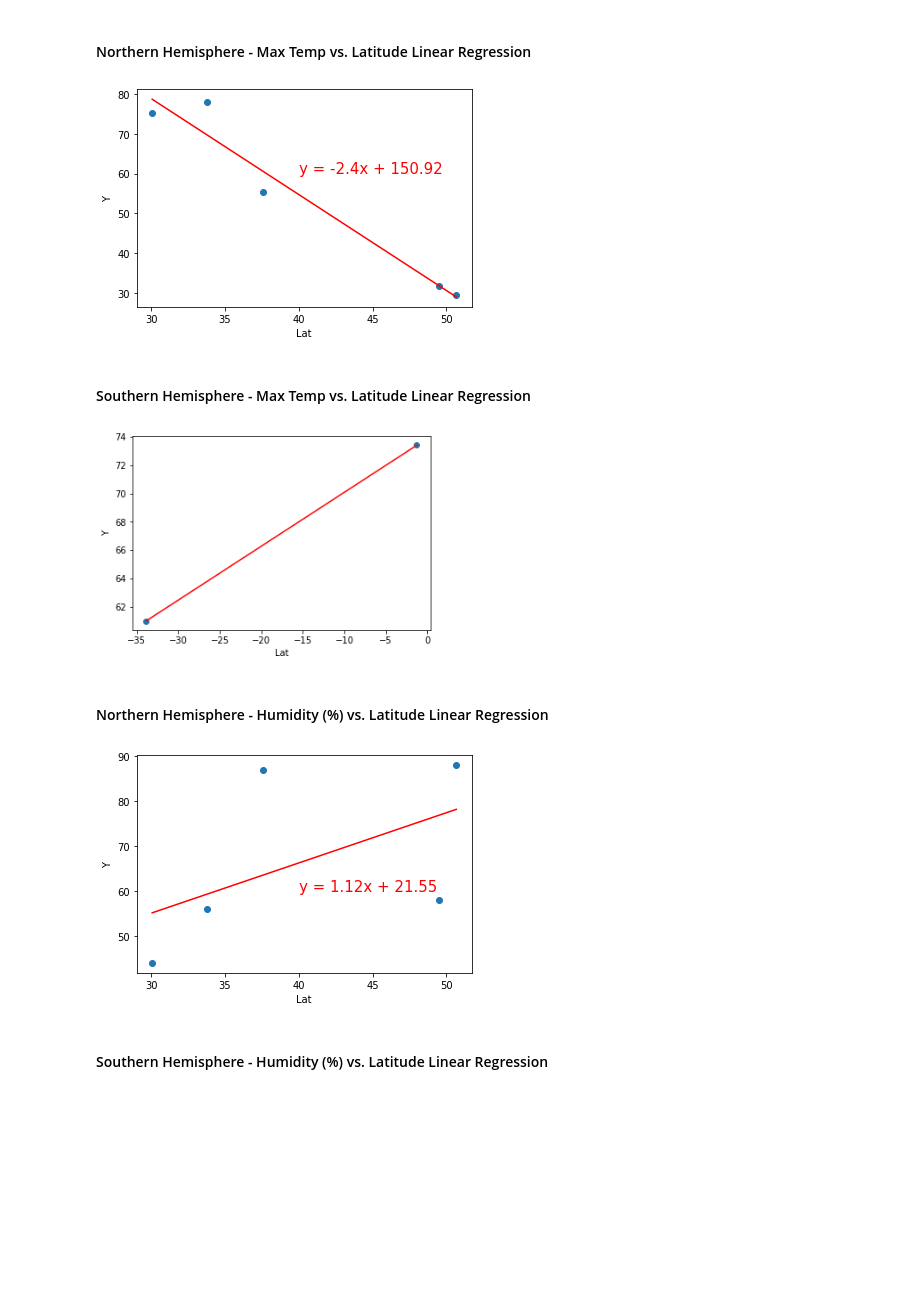
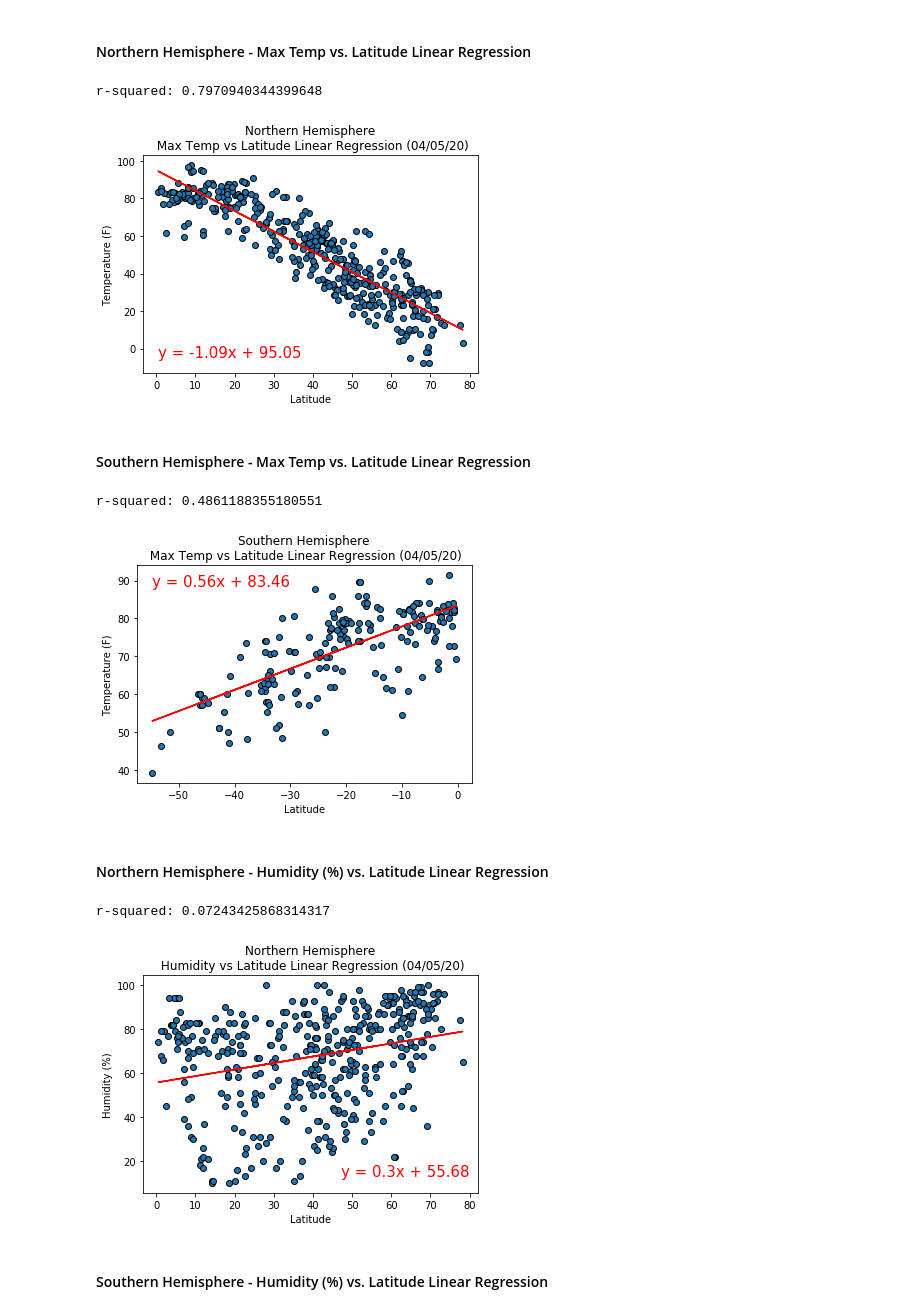
Before and after one commit to nvanlangen/python-api-challenge, a Jupyter notebook: WeatherPy/WeatherPy.ipynb, the cells around one changed output. Saved outputs shown, nothing was run; the diff lists cells and outputs as text; code cells hidden in the pictures; blank space fills up the shorter version.

Commit message:
Added chart characteristics

```diff
--- a/WeatherPy/WeatherPy.ipynb
+++ b/WeatherPy/WeatherPy.ipynb
@@ -127,3 +112,16 @@ weather_df
+# %%
+# Comment for testing
+#weather_df.to_csv(output_data_file, index=False, header=True)
+
+#weather_df.drop(columns="City_ID",inplace=True)
+#weather_df
+
+# For Testing
+weather_df = pd.read_csv(output_data_file)
+weather_df.drop(columns="City_ID",inplace=True)
+
+# Get the maximum date value from the weather data and convert to mm/dd/yy format
+run_date = time.strftime("%D", time.localtime(int(weather_df["Date"].max())))
 # %% [markdown]
 ### Plotting the Data
 * Use proper labeling of the plots using plot titles (including date of analysis) and axes labels.
@@ -160,16 +178,31 @@ plt.show()
 ## Linear Regression
 # %%
 # OPTIONAL: Create a function to create Linear Regression plots
-def get_regression_data(x_values, y_values):
+def get_regression_data(x_values, y_values,x_label,y_label,title):
     (slope, intercept, rvalue, pvalue, stderr) = linregress(x_values, y_values)
     regress_values = x_values * slope + intercept
     line_eq = "y = " + str(round(slope,2)) + "x + " + str(round(intercept,2))
 
-    plt.scatter(x_values,y_values)
+    if (slope < -0.5) | ((slope < 0) & (y_values.mean() < y_values.median())):
+        # Put the equation in lower left corner
+        annotate_xy = (x_values.min(),y_values.min()+3)
+    elif (slope > 0.5) | ((slope > 0) & (y_values.median() < y_values.mean())):
+        # Put the equation in upper left corner
+        annotate_xy = (x_values.min(),y_values.max()-3)
+    elif (slope < 0) & (y_values.median() < y_values.mean()):
+        # Put the equation in upper right corner
+        annotate_xy = (x_values.max() - .4*(x_values.max() - x_values.min()),y_values.max()-3)
+    else:
+        # Put the equation in lower right corner
+        annotate_xy = (x_values.max() - .4*(x_values.max() - x_values.min()),y_values.min()+3)
+
+    print(f"r-squared: {rvalue**2}")
+    plt.scatter(x_values,y_values,edgecolors="black")
     plt.plot(x_values,regress_values,"r-")
-    plt.annotate(line_eq,(40,60),fontsize=15,color="red")
-    plt.xlabel('Lat')
-    plt.ylabel('Y')
+    plt.annotate(line_eq,annotate_xy,fontsize=15,color="red")
+    plt.xlabel(x_label)
+    plt.ylabel(y_label)
+    plt.title(f"{title} ({run_date})")
     plt.show()
 # %%
 # Create Northern and Southern Hemisphere DataFrames
@@ -178,21 +211,24 @@ southern_hemisphere_df = weather_df.loc[weather_df["Lat"] < 0]
 # %% [markdown]
 ####  Northern Hemisphere - Max Temp vs. Latitude Linear Regression
 # %%
-get_regression_data(northern_hemisphere_df["Lat"],northern_hemisphere_df["Max Temp"])
+get_regression_data(northern_hemisphere_df["Lat"],northern_hemisphere_df["Max Temp"],"Latitude","Temperature (F)","Northern Hemisphere\n Max Temp vs Latitude Linear Regression")
 # %% [output]
+r-squared: 0.7970940344399648
-[figure, old version]
+[figure, new version]
 # %% [markdown]
 ####  Southern Hemisphere - Max Temp vs. Latitude Linear Regression
 # %%
-get_regression_data(southern_hemisphere_df["Lat"],southern_hemisphere_df["Max Temp"])
+get_regression_data(southern_hemisphere_df["Lat"],southern_hemisphere_df["Max Temp"],"Latitude","Temperature (F)","Southern Hemisphere\n Max Temp vs Latitude Linear Regression")
 # %% [output]
+r-squared: 0.4861188355180551
-[figure, old version]
+[figure, new version]
 # %% [markdown]
 ####  Northern Hemisphere - Humidity (%) vs. Latitude Linear Regression
 # %%
-get_regression_data(northern_hemisphere_df["Lat"],northern_hemisphere_df["Humidity"])
+get_regression_data(northern_hemisphere_df["Lat"],northern_hemisphere_df["Humidity"],"Latitude","Humidity (%)","Northern Hemisphere\n Humidity vs Latitude Linear Regression")
 # %% [output]
+r-squared: 0.07243425868314317
-[figure, old version]
+[figure, new version]
 # %% [markdown]
 ####  Southern Hemisphere - Humidity (%) vs. Latitude Linear Regression
 # %%
```
Also changed, not shown: parts of 18 cells of this notebook, 5 other files.
